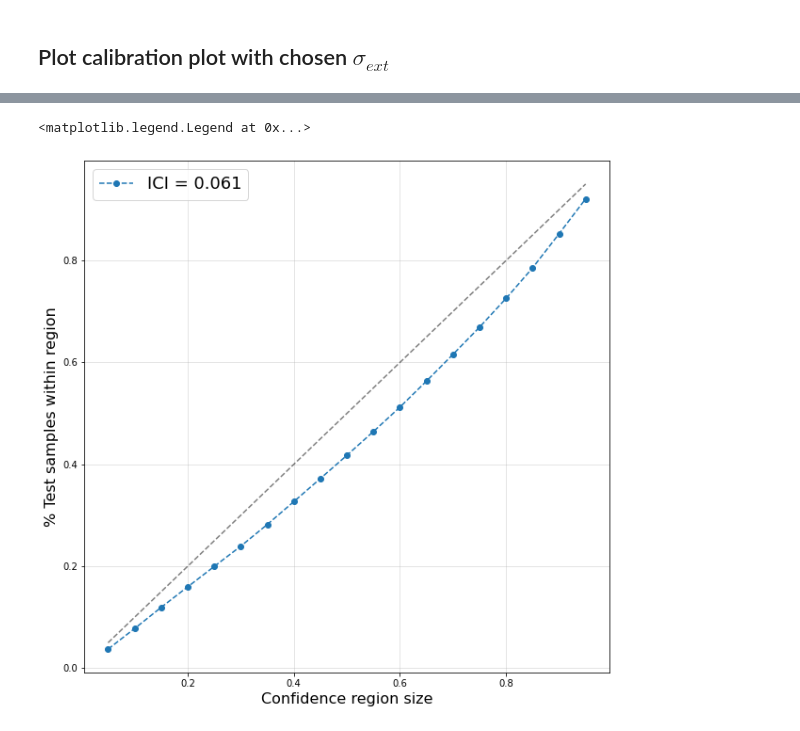
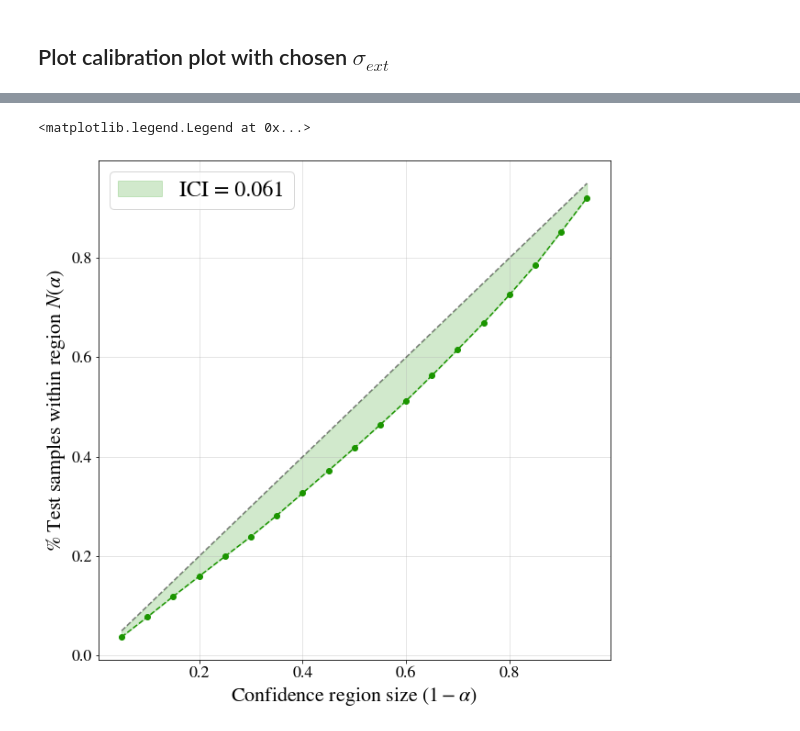
Before and after one commit to shahineb/aodisaggregation, a Jupyter notebook: notebooks/calibrate-bext-svgp-observation-model-scale.ipynb, the cells around one changed output, grey strips where cells are left out. Drawn from its saved outputs; the diff is of its cells as text; code cells hidden in the pictures.

```diff
--- a/notebooks/calibrate-bext-svgp-observation-model-scale.ipynb
+++ b/notebooks/calibrate-bext-svgp-observation-model-scale.ipynb
@@ -221,3 +221,8 @@ for size in sizes_iter:
     ub_mask = data.gt_by_column[rdm_idx] < ub
     cr_mask = lb_mask & ub_mask
     calibration.append(cr_mask.float().mean().item())
+# %%
+import matplotlib
+matplotlib.rcParams['mathtext.fontset'] = 'stix'
+matplotlib.rcParams['font.family'] = 'STIXGeneral'
+matplotlib.pyplot.title(r'ABC123 vs $\mathrm{ABC123}^{123}$')
@@ -224,14 +232,17 @@ for size in sizes_iter:
 # %%
 fig, ax = plt.subplots(1, 1, figsize=(10, 10))
 
+teal = '#1B9500'
 ax.plot(sizes, sizes, 'k--', alpha=0.5)
-ax.plot(sizes, calibration, '--o', label=f'ICI = {ICI(calibration, sizes):.3f}')
+ax.plot(sizes, calibration, '--o', color=teal)
+ax.fill_between(sizes, calibration, sizes, alpha=0.2, color=teal, label=f'ICI = {ICI(calibration, sizes):.3f}')
 
-ax.set_xlabel('Confidence region size', fontsize=16)
-ax.set_ylabel('% Test samples within region', fontsize=16)
+ax.set_xlabel(r'Confidence region size $(1 - \alpha)$', fontsize=22)
+ax.set_ylabel(r'% Test samples within region $N(\alpha)$', fontsize=22)
+ax.tick_params(axis='both', labelsize=18)
 ax.grid(alpha=0.4)
 
-plt.legend(fontsize=18)
+plt.legend(fontsize=24)
 # %% [output]
 <matplotlib.legend.Legend at 0x...>
-[figure, old version]
+[figure, new version]
```
Also changed, not shown: parts of 1 cell of this notebook, 5 other files.
